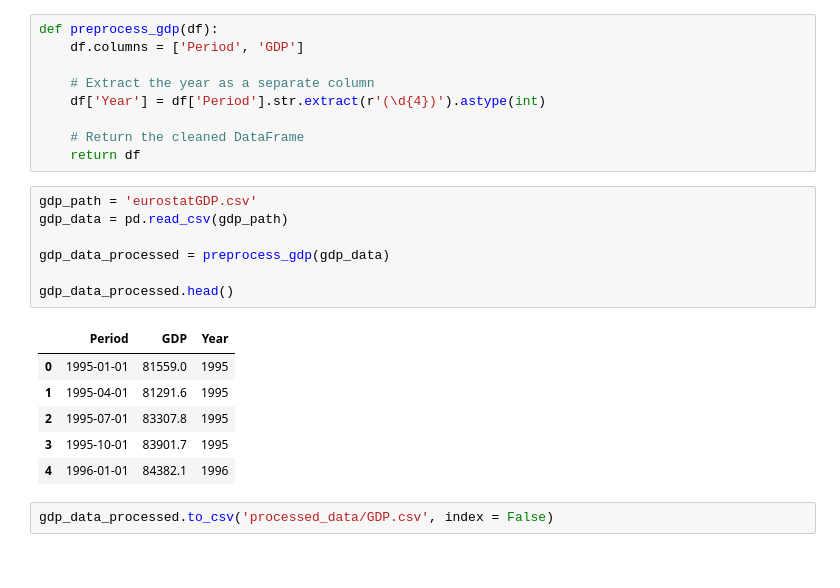
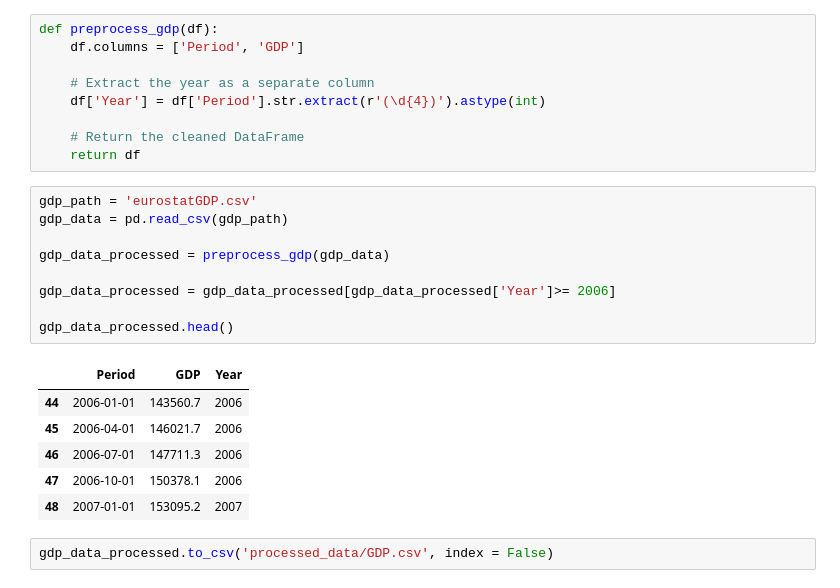
Before and after one commit to Carlos1971Salud/Hybrid-Forecasting-for-Sustainable-Electricity-Demand-in-The-Netherlands-Using-SARIMAX-SARIMAX-LSTM, a Jupyter notebook: preprocess.ipynb, the cells around one changed output. Saved outputs shown, nothing was run; the diff lists cells and outputs as text.

```diff
--- a/preprocess.ipynb
+++ b/preprocess.ipynb
@@ -377,17 +386,19 @@ def preprocess_gdp(df):
 # %%
 gdp_path = 'eurostatGDP.csv'
 gdp_data = pd.read_csv(gdp_path)
 
 gdp_data_processed = preprocess_gdp(gdp_data)
 
+gdp_data_processed = gdp_data_processed[gdp_data_processed['Year']>= 2006]
+
 gdp_data_processed.head()
 # %% [output]
 |  | Period | GDP | Year |
-| 0 | 1995-01-01 | 81559.0 | 1995 |
-| 1 | 1995-04-01 | 81291.6 | 1995 |
-| 2 | 1995-07-01 | 83307.8 | 1995 |
-| 3 | 1995-10-01 | 83901.7 | 1995 |
-| 4 | 1996-01-01 | 84382.1 | 1996 |
+| 44 | 2006-01-01 | 143560.7 | 2006 |
+| 45 | 2006-04-01 | 146021.7 | 2006 |
+| 46 | 2006-07-01 | 147711.3 | 2006 |
+| 47 | 2006-10-01 | 150378.1 | 2006 |
+| 48 | 2007-01-01 | 153095.2 | 2007 |
 # %%
 gdp_data_processed.to_csv('processed_data/GDP.csv', index = False)
 # %% [markdown]
```
Also changed, not shown: parts of 2 cells of this notebook, 20 other files.
